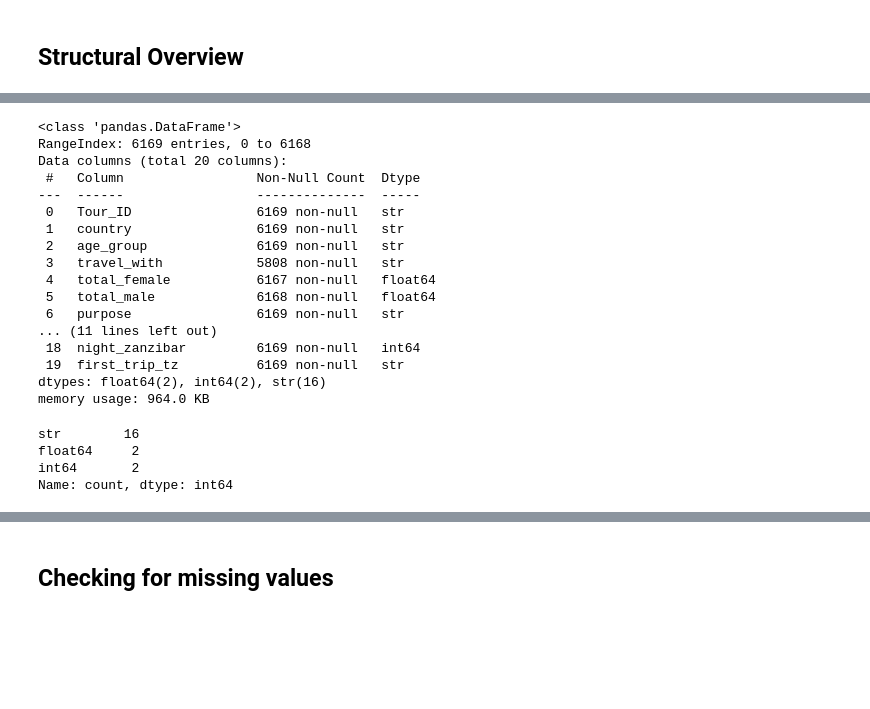
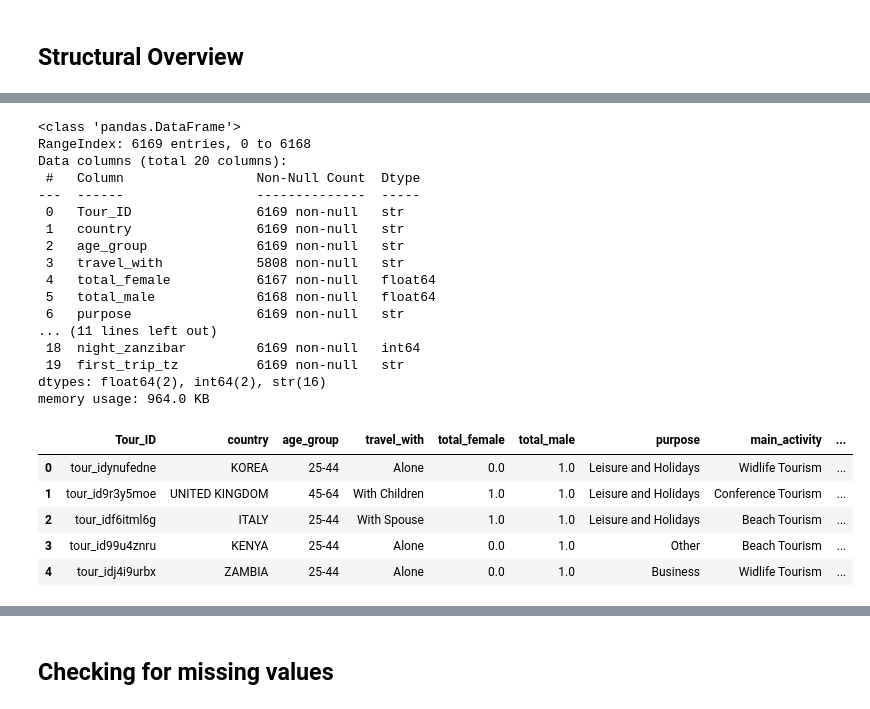
Before and after one commit to MarcelNazare/Tanzania-Tourism-Expenditure-Classsifier, a Jupyter notebook: notebooks/01_eda.ipynb, the cells around one changed output, grey strips where cells are left out. Drawn from its saved outputs; the diff is of its cells as text; code cells hidden in the pictures; blank space fills up the shorter version.

```diff
--- a/notebooks/01_eda.ipynb
+++ b/notebooks/01_eda.ipynb
@@ -70,8 +102,6 @@ Name: count, dtype: int64
 # %%
 # Structural Overview for the Testing Data
 test.info()
-test.head()
-test.dtypes.value_counts()
 # %% [output]
 <class 'pandas.DataFrame'>
 RangeIndex: 6169 entries, 0 to 6168
@@ -90,7 +120,12 @@ Data columns (total 20 columns):
  19  first_trip_tz          6169 non-null   str
 dtypes: float64(2), int64(2), str(16)
 memory usage: 964.0 KB
-str        16
-float64     2
-int64       2
-Name: count, dtype: int64
+# %%
+test.head(5)
+# %% [output]
+|  | Tour_ID | country | age_group | travel_with | total_female | total_male | purpose | main_activity | ... |
+| 0 | tour_idynufedne | KOREA | 25-44 | Alone | 0.0 | 1.0 | Leisure and Holidays | Widlife Tourism | ... |
+| 1 | tour_id9r3y5moe | UNITED KINGDOM | 45-64 | With Children | 1.0 | 1.0 | Leisure and Holidays | Conference Tourism | ... |
+| 2 | tour_idf6itml6g | ITALY | 25-44 | With Spouse | 1.0 | 1.0 | Leisure and Holidays | Beach Tourism | ... |
+| 3 | tour_id99u4znru | KENYA | 25-44 | Alone | 0.0 | 1.0 | Other | Beach Tourism | ... |
+| 4 | tour_idj4i9urbx | ZAMBIA | 25-44 | Alone | 0.0 | 1.0 | Business | Widlife Tourism | ... |
```
Also changed, not shown: parts of 13 cells of this notebook.
